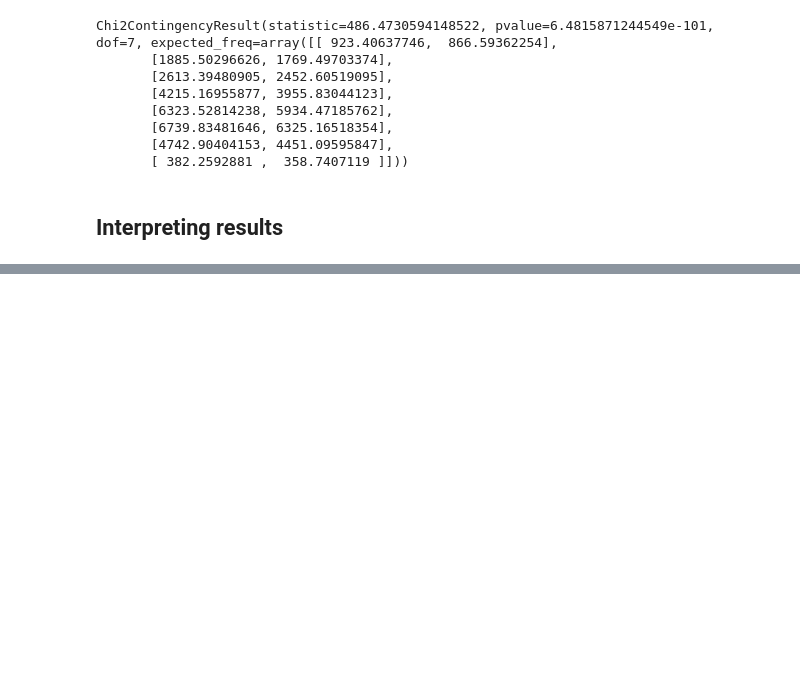
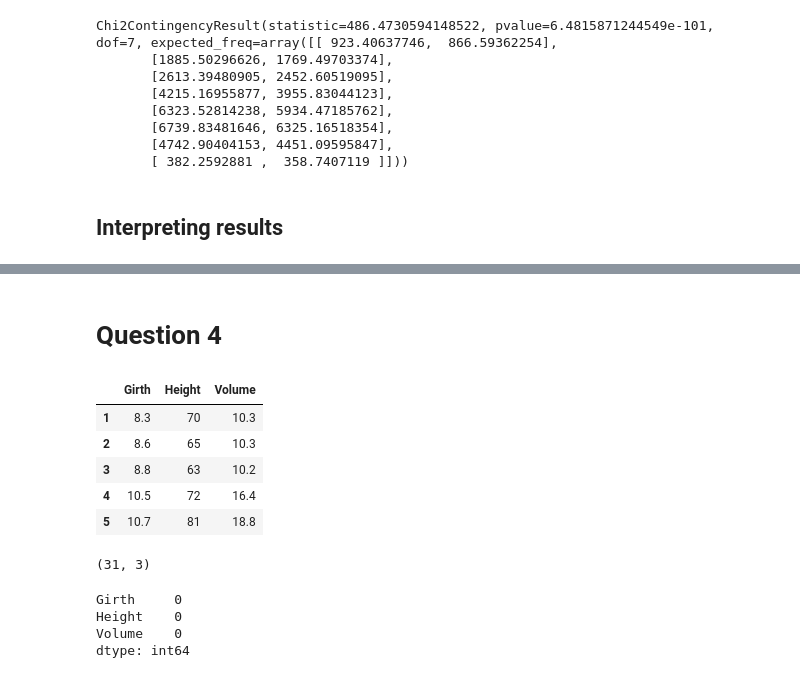
Before and after one commit to Ayomide-ola/Statistics_for_DA, a Jupyter notebook: CA_2/Hypotesis_testing_CA2.ipynb, the cells around one changed output, grey strips where cells are left out. Cells and saved outputs as stored; diff of their text form; code cells hidden in the pictures; blank space fills up the shorter version.

```diff
--- a/CA_2/Hypotesis_testing_CA2.ipynb
+++ b/CA_2/Hypotesis_testing_CA2.ipynb
@@ -711,0 +712,2 @@ In conclusion, we have been able to conduct ANOVA testing on the plant-growth da
+# %% [markdown]
+# Question 4
@@ -711,0 +716,20 @@ In conclusion, we have been able to conduct ANOVA testing on the plant-growth da
+# %%
+tree.head()
+# %% [output]
+|  | Girth | Height | Volume |
+| 1 | 8.3 | 70 | 10.3 |
+| 2 | 8.6 | 65 | 10.3 |
+| 3 | 8.8 | 63 | 10.2 |
+| 4 | 10.5 | 72 | 16.4 |
+| 5 | 10.7 | 81 | 18.8 |
+# %%
+tree.shape
+# %% [output]
+(31, 3)
+# %%
+tree.isnull().sum()
+# %% [output]
+Girth     0
+Height    0
+Volume    0
+dtype: int64
```
Also changed, not shown: parts of 78 cells of this notebook.
